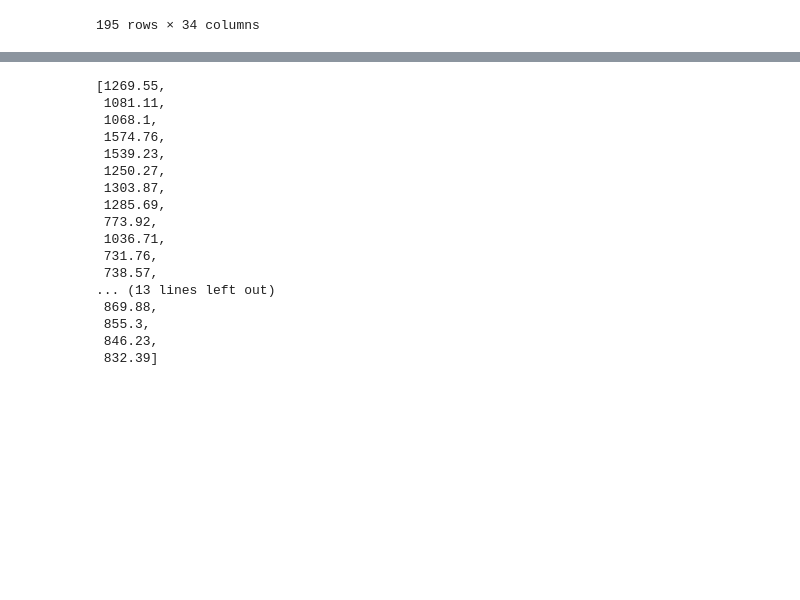
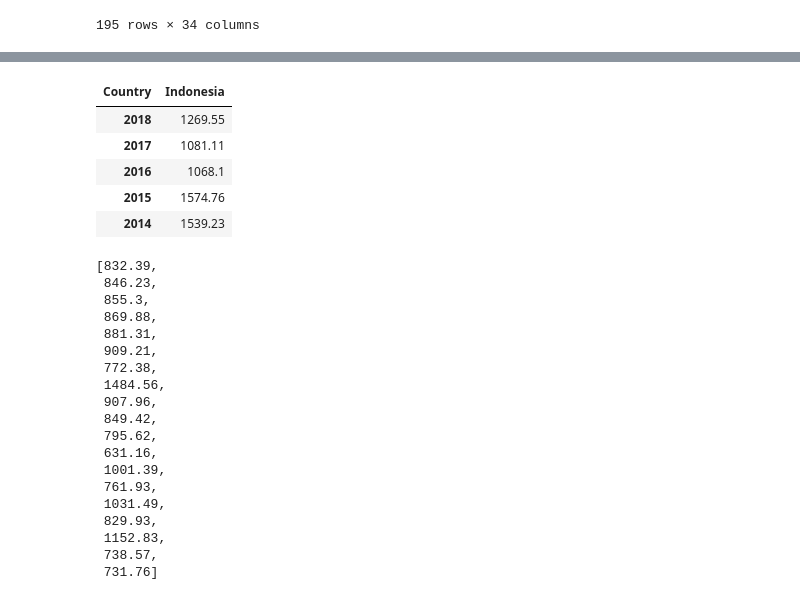
Before and after one commit to Ihza-Fajrur/Emission_Predection, a Jupyter notebook: preprocessing.ipynb, the cells around one changed output, grey strips where cells are left out. Saved outputs shown, nothing was run; the diff lists cells and outputs as text; code cells hidden in the pictures; blank space fills up the shorter version.

```diff
--- a/preprocessing.ipynb
+++ b/preprocessing.ipynb
@@ -79,0 +70,10 @@ df_trans.head()
+# %%
+df_testing=df_trans.iloc[:10]
+df_testing.head()
+# %% [output]
+| Country | Indonesia |
+| 2018 | 1269.55 |
+| 2017 | 1081.11 |
+| 2016 | 1068.1 |
+| 2015 | 1574.76 |
+| 2014 | 1539.23 |
@@ -80,24 +82,26 @@ df_trans.head()
 # %%
-Indonesia=df_trans.iloc[:,0].values.tolist()
+Indonesia=df_training.iloc[::-1,0].values.tolist()
 Indonesia
 # %% [output]
-[1269.55,
- 1081.11,
- 1068.1,
- 1574.76,
- 1539.23,
- 1250.27,
- 1303.87,
- 1285.69,
- 773.92,
- 1036.71,
- 731.76,
+[832.39,
+ 846.23,
+ 855.3,
+ 869.88,
+ 881.31,
+ 909.21,
+ 772.38,
+ 1484.56,
+ 907.96,
+ 849.42,
+ 795.62,
+ 631.16,
+ 1001.39,
+ 761.93,
+ 1031.49,
+ 829.93,
+ 1152.83,
  738.57,
-... (13 lines left out)
- 869.88,
- 855.3,
- 846.23,
- 832.39]
+ 731.76]
 # %%
 def splitSequence(seq, n_steps):
 
```
Also changed, not shown: parts of 23 cells of this notebook.
